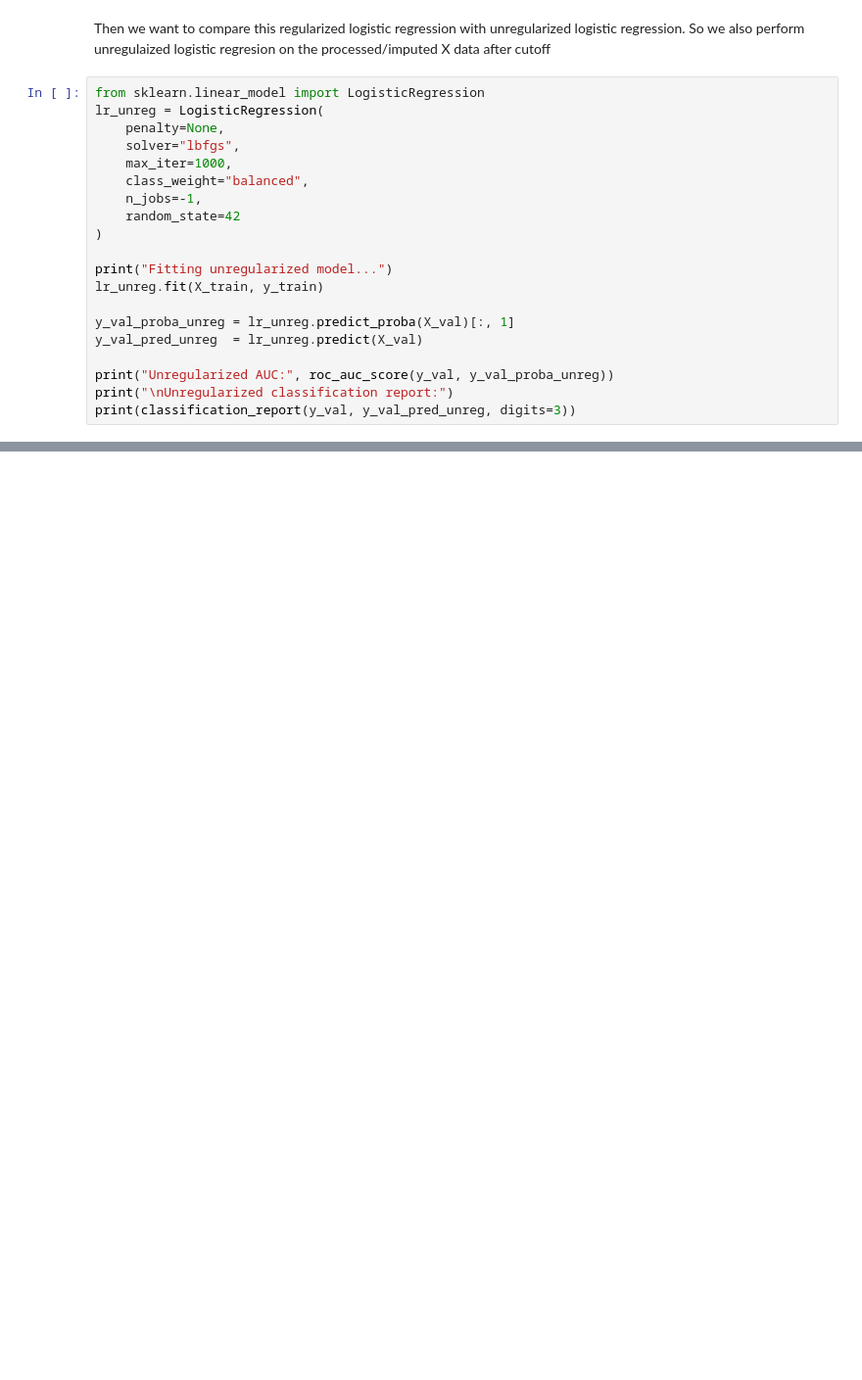
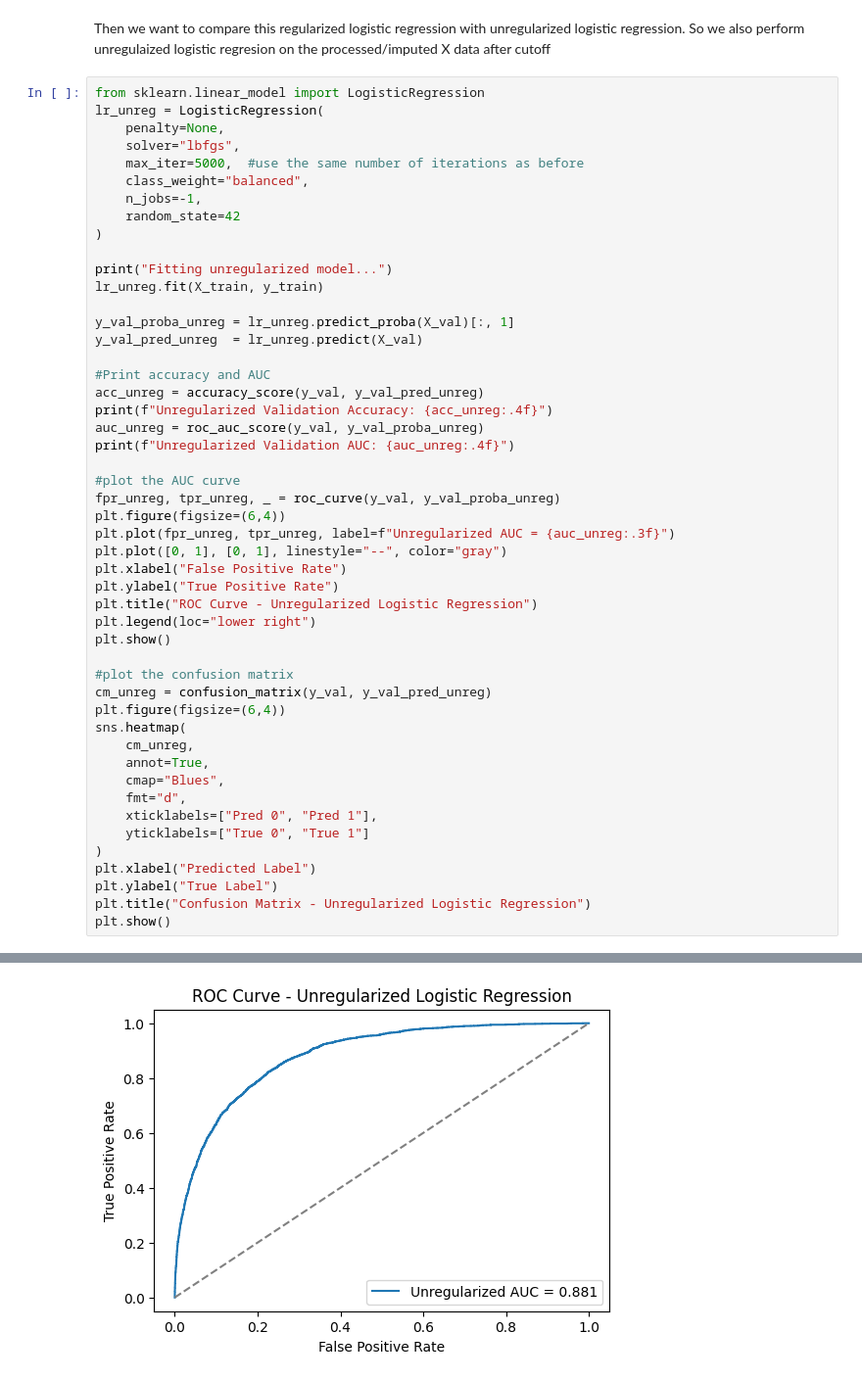
Before and after one commit to cindyrenxy/ac209a-project, a Jupyter notebook: AC209A Project MS3.ipynb, the cells around one changed output, grey strips where cells are left out. Shown at 98% size. Drawn from its saved outputs; the diff is of its cells as text; blank space fills up the shorter version.

```diff
--- a/AC209A Project MS3.ipynb
+++ b/AC209A Project MS3.ipynb
@@ -872,7 +889,7 @@ from sklearn.linear_model import LogisticRegression
 lr_unreg = LogisticRegression(
     penalty=None,
     solver="lbfgs",
-    max_iter=1000,
+    max_iter=5000,  #use the same number of iterations as before
     class_weight="balanced",
     n_jobs=-1,
     random_state=42
@@ -884,8 +901,37 @@ lr_unreg.fit(X_train, y_train)
 y_val_proba_unreg = lr_unreg.predict_proba(X_val)[:, 1]
 y_val_pred_unreg  = lr_unreg.predict(X_val)
 
-print("Unregularized AUC:", roc_auc_score(y_val, y_val_proba_unreg))
-print("\nUnregularized classification report:")
-print(classification_report(y_val, y_val_pred_unreg, digits=3))
+#Print accuracy and AUC
+acc_unreg = accuracy_score(y_val, y_val_pred_unreg)
+print(f"Unregularized Validation Accuracy: {acc_unreg:.4f}")
+auc_unreg = roc_auc_score(y_val, y_val_proba_unreg)
+print(f"Unregularized Validation AUC: {auc_unreg:.4f}")
+
+#plot the AUC curve
+fpr_unreg, tpr_unreg, _ = roc_curve(y_val, y_val_proba_unreg)
+plt.figure(figsize=(6,4))
+plt.plot(fpr_unreg, tpr_unreg, label=f"Unregularized AUC = {auc_unreg:.3f}")
+plt.plot([0, 1], [0, 1], linestyle="--", color="gray")
+plt.xlabel("False Positive Rate")
+plt.ylabel("True Positive Rate")
+plt.title("ROC Curve - Unregularized Logistic Regression")
+plt.legend(loc="lower right")
+plt.show()
+
+#plot the confusion matrix
+cm_unreg = confusion_matrix(y_val, y_val_pred_unreg)
+plt.figure(figsize=(6,4))
+sns.heatmap(
+    cm_unreg,
+    annot=True,
+    cmap="Blues",
+    fmt="d",
+    xticklabels=["Pred 0", "Pred 1"],
+    yticklabels=["True 0", "True 1"]
+)
+plt.xlabel("Predicted Label")
+plt.ylabel("True Label")
+plt.title("Confusion Matrix - Unregularized Logistic Regression")
+plt.show()
 # %% [output]
 Fitting unregularized model...
@@ -902,0 +940 @@ weighted avg      0.915     0.803     0.841     27514
+[figure, added]
```
Also changed, not shown: parts of 7 cells of this notebook.
